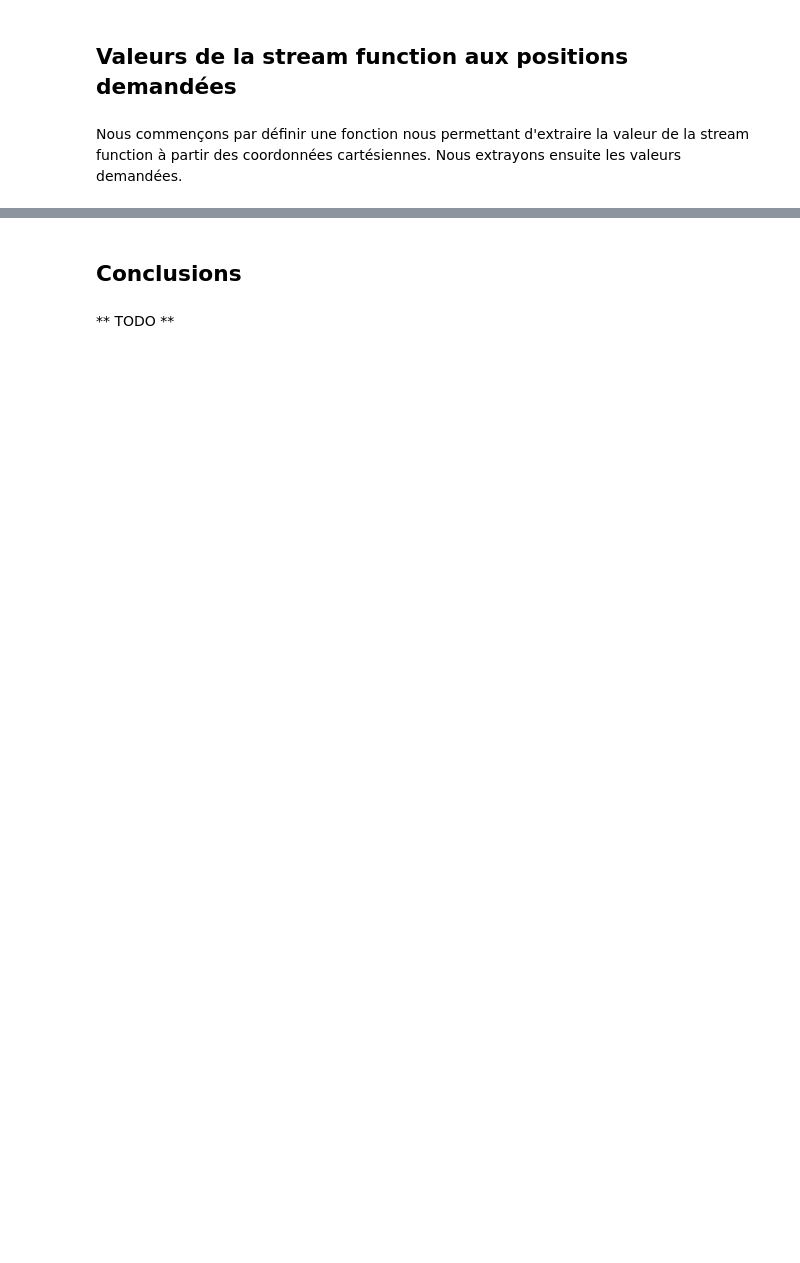
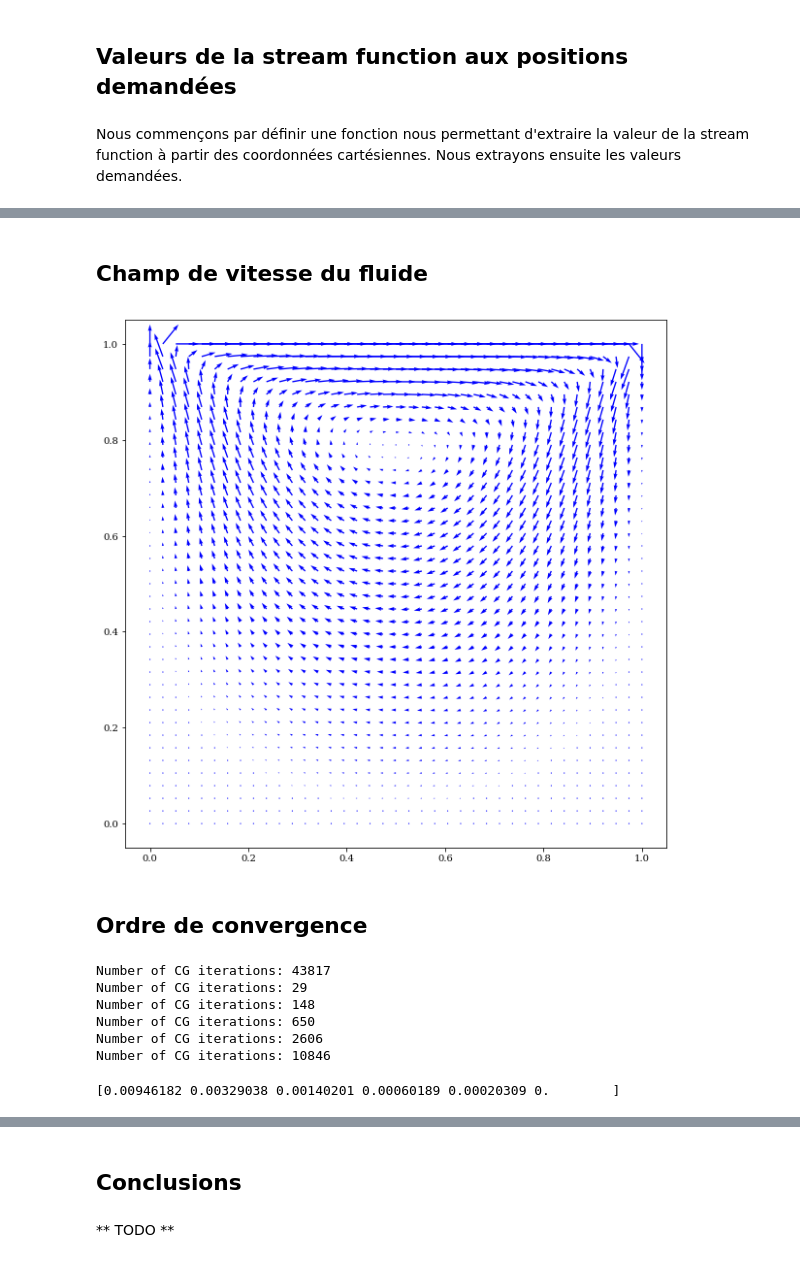
Before and after one commit to ceschoon/Travail-PHYS-F-302, a Jupyter notebook: Travail_PHYS-F-302_MJ_CS.ipynb, the cells around one changed output, grey strips where cells are left out. Saved outputs shown, nothing was run; the diff lists cells and outputs as text; code cells hidden in the pictures; blank space fills up the shorter version.

Commit message:
Ordre de convergence

```diff
--- a/Travail_PHYS-F-302_MJ_CS.ipynb
+++ b/Travail_PHYS-F-302_MJ_CS.ipynb
@@ -264,0 +262,18 @@ La valeur en x=0.6 et y=0.8 est: -0.101149107543
+# %% [markdown]
+## Champ de vitesse du fluide
+# %%
+x = numpy.linspace(0,1,N-2)
+y = numpy.linspace(0,1,N-2)
+dy = dx
+vx = numpy.zeros((N-2,N-2))
+vy = numpy.zeros((N-2,N-2))
+
+vx =  1/2*(p[2:,1:-1] - p[0:-2,1:-1])/dy
+vy = -1/2*(p[1:-1,2:] - p[1:-1,0:-2])/dx
+# %%
+pyplot.figure(figsize=(10,10))
+pyplot.quiver(x,y,vx,vy,color='b');
+# %% [output]
+[figure, added]
+# %% [markdown]
+## Ordre de convergence
@@ -264,0 +288,28 @@ La valeur en x=0.6 et y=0.8 est: -0.101149107543
+# %%
+error = numpy.empty(len(nx_values)-1)
+
+p0 = numpy.zeros((nx_values[-1],nx_values[-1]))
+p0[-2,2:-2] = -dx[i]
+p_precis, l1_conv = conjugate_gradient_2d(p0, b, dx[-1], l1_target)
+p_precis_centre = p_precis[int(nx_values[-1]/2),int(nx_values[-1]/2)]
+
+b = 0
+
+for i, nx in enumerate(nx_values[:-1]):
+
+    p0 = numpy.zeros((nx,nx))
+    p0[-2,2:-2] = -dx[i]
+    p, l1_conv = conjugate_gradient_2d(p0, b, dx[i], l1_target)
+    p_centre = p[int(nx/2),int(nx/2)]
+    error[i] = numpy.abs(p_centre-p_precis_centre)
+# %% [output]
+Number of CG iterations: 43817
+Number of CG iterations: 29
+Number of CG iterations: 148
+Number of CG iterations: 650
+Number of CG iterations: 2606
+Number of CG iterations: 10846
+# %%
+print(error)
+# %% [output]
+[0.00946182 0.00329038 0.00140201 0.00060189 0.00020309 0.        ]
```
Also changed, not shown: parts of 7 cells of this notebook.
